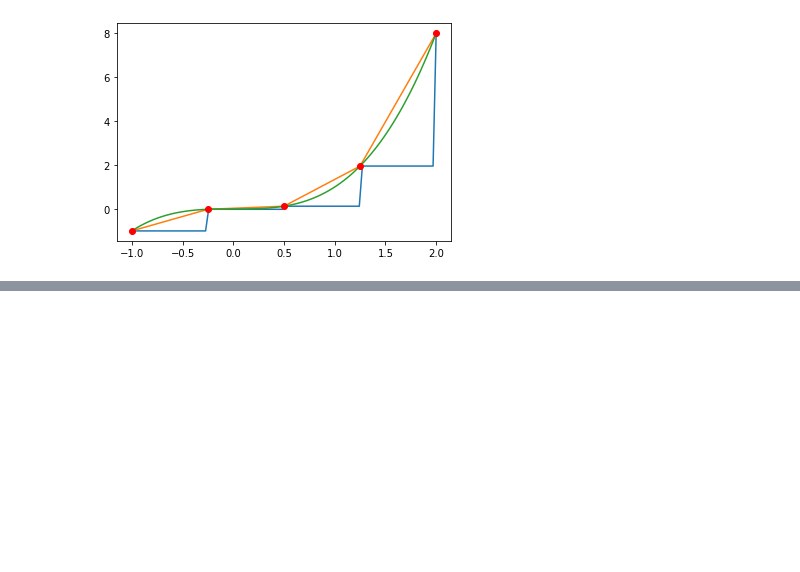
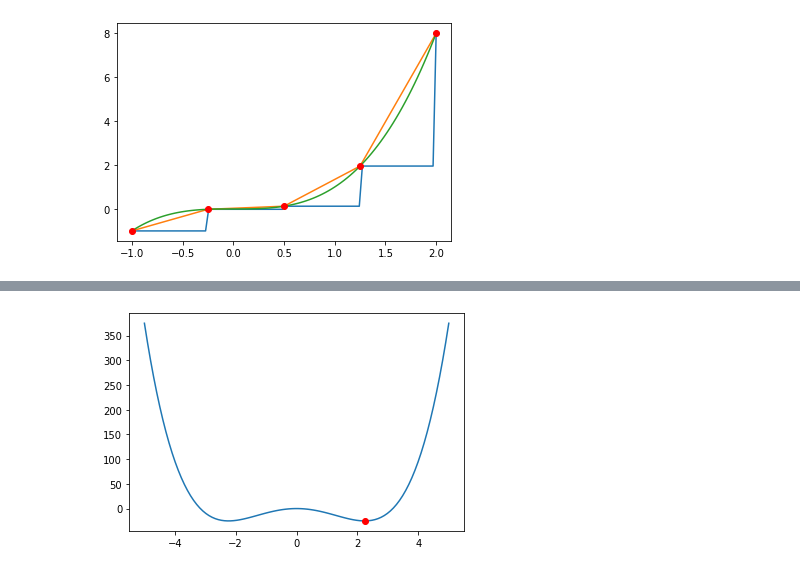
Before and after one commit to angelacpd/Scientific_Python, a Jupyter notebook: Lecture_5.ipynb, the cells around one changed output, grey strips where cells are left out. Drawn from its saved outputs; the diff is of its cells as text; code cells hidden in the pictures; blank space fills up the shorter version.

```diff
--- a/Lecture_5.ipynb
+++ b/Lecture_5.ipynb
@@ -71,0 +87,3 @@ interp.interp2d?
+# %%
+results = optimize.minimize(f, 4)
+results
@@ -71,0 +103,7 @@ interp.interp2d?
+# %%
+x_opt = results.x
+# %%
+plt.plot(x,f(x));
+plt.plot(x_opt,f(x_opt),'ro');
+# %% [output]
+[figure, added]
```
Also changed, not shown: parts of 17 cells of this notebook.
